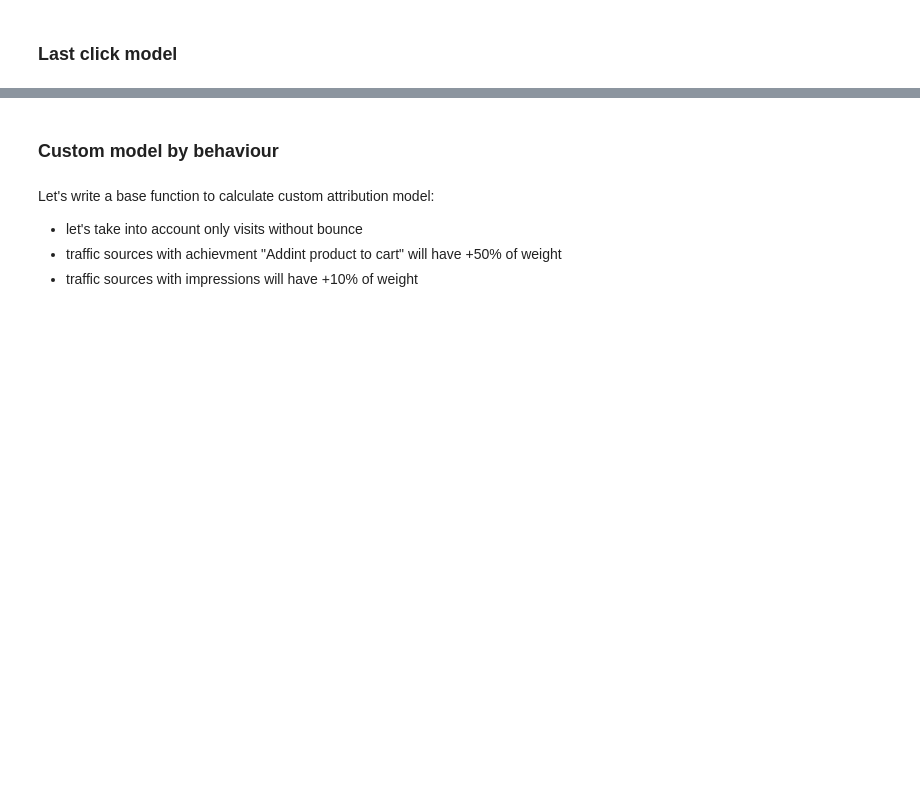
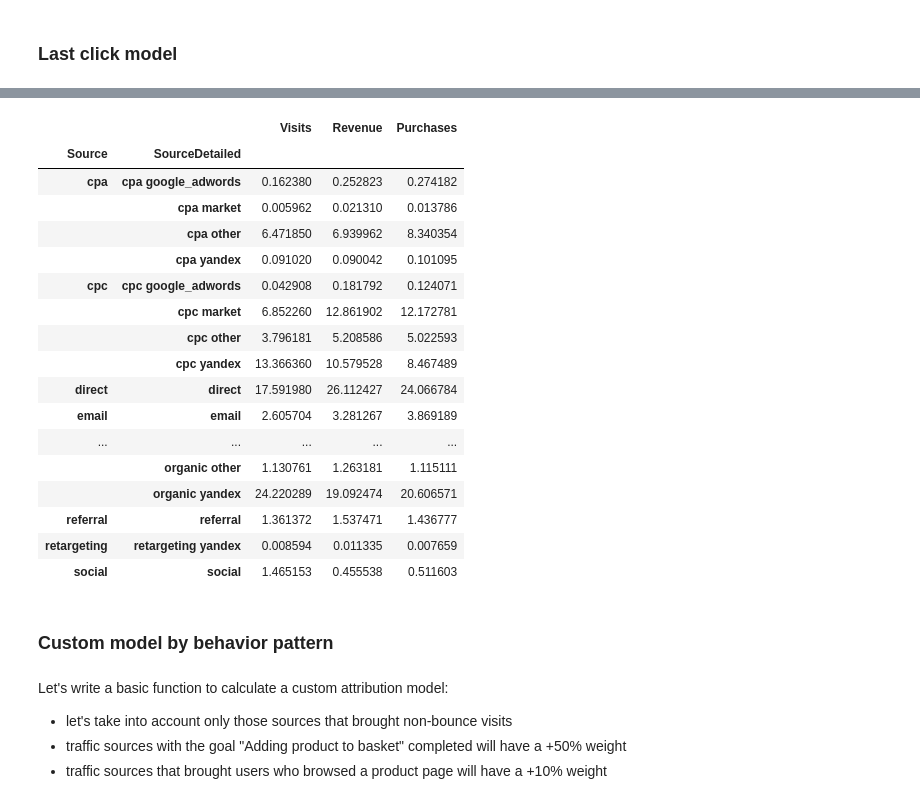
Before and after one commit to feelthelearn/attribution_modelling, a Jupyter notebook: 220volt_case_en.ipynb, the cells around one changed output, grey strips where cells are left out. Saved outputs shown, nothing was run; the diff lists cells and outputs as text; code cells hidden in the pictures; blank space fills up the shorter version.

```diff
--- a/220volt_case_en.ipynb
+++ b/220volt_case_en.ipynb
@@ -546,12 +564,33 @@ Wall time: 2.62 s
 # %%
 last_raw_df_norm = last_raw_df.apply(lambda x: 100.*x/last_raw_df.sum(), axis = 1)
+# %%
+last_raw_df_norm
+# %% [output]
+|  |  | Visits | Revenue | Purchases |
+| Source | SourceDetailed |  |  |  |
+| cpa | cpa google_adwords | 0.162380 | 0.252823 | 0.274182 |
+|  | cpa market | 0.005962 | 0.021310 | 0.013786 |
+|  | cpa other | 6.471850 | 6.939962 | 8.340354 |
+|  | cpa yandex | 0.091020 | 0.090042 | 0.101095 |
+| cpc | cpc google_adwords | 0.042908 | 0.181792 | 0.124071 |
+|  | cpc market | 6.852260 | 12.861902 | 12.172781 |
+|  | cpc other | 3.796181 | 5.208586 | 5.022593 |
+|  | cpc yandex | 13.366360 | 10.579528 | 8.467489 |
+| direct | direct | 17.591980 | 26.112427 | 24.066784 |
+| email | email | 2.605704 | 3.281267 | 3.869189 |
+| ... | ... | ... | ... | ... |
+|  | organic other | 1.130761 | 1.263181 | 1.115111 |
+|  | organic yandex | 24.220289 | 19.092474 | 20.606571 |
+| referral | referral | 1.361372 | 1.537471 | 1.436777 |
+| retargeting | retargeting yandex | 0.008594 | 0.011335 | 0.007659 |
+| social | social | 1.465153 | 0.455538 | 0.511603 |
 # %% [markdown]
-### Custom model by behaviour
+### Custom model by behavior pattern
 # %% [markdown]
-Let's write a base function to calculate custom attribution model:
-* let's take into account only visits without bounce
-* traffic sources with achievment "Addint product to cart" will have +50% of weight
-* traffic sources with impressions will have +10% of weight
+Let's write a basic function to calculate a custom attribution model:
+* let's take into account only those sources that brought non-bounce visits
+* traffic sources with the goal "Adding product to basket" completed will have a +50% weight
+* traffic sources that brought users who browsed a product page will have a +10% weight
 # %%
 def get_attribution_data_sample(i, N, where_condition = ''):
     q = '''
```
Also changed, not shown: parts of 26 cells of this notebook.
